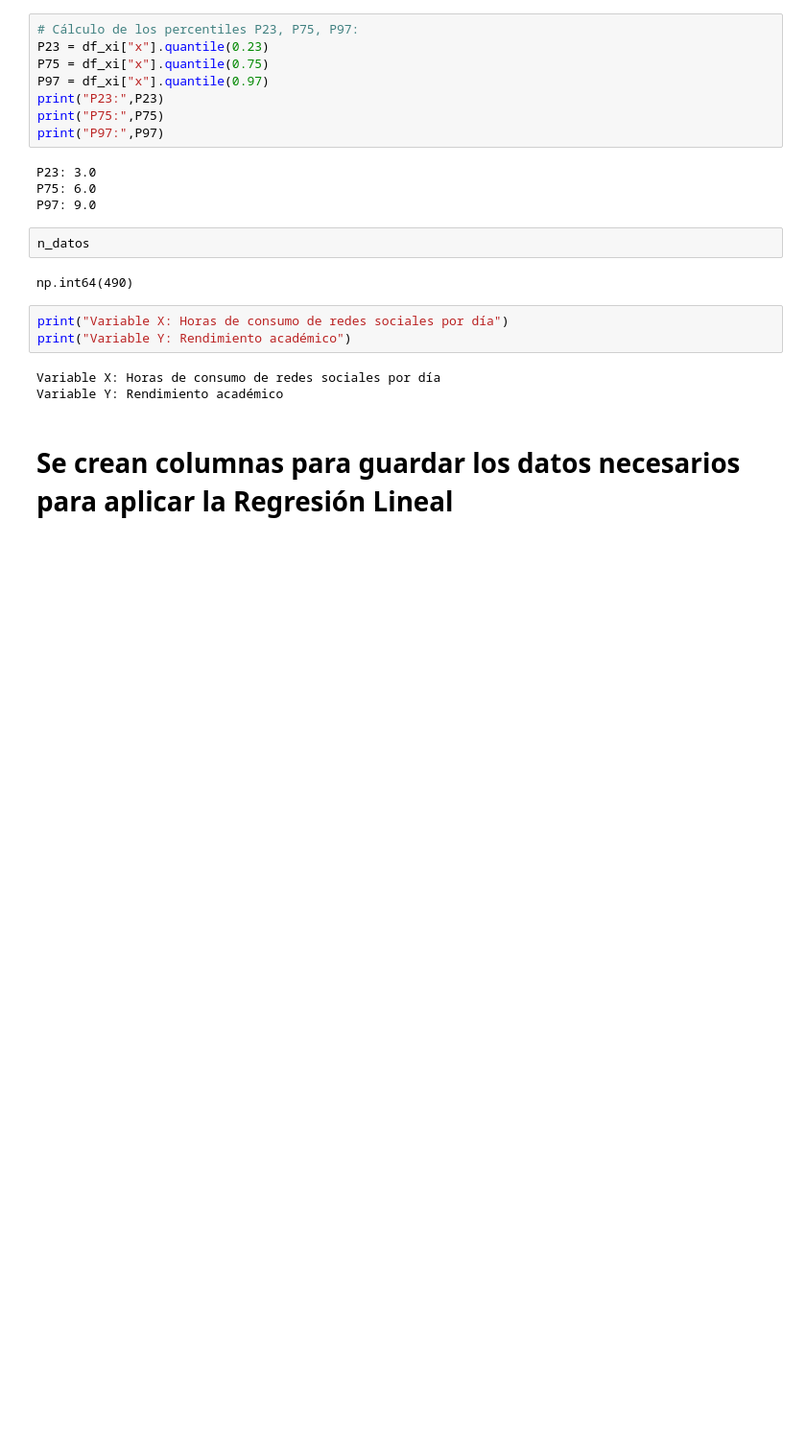
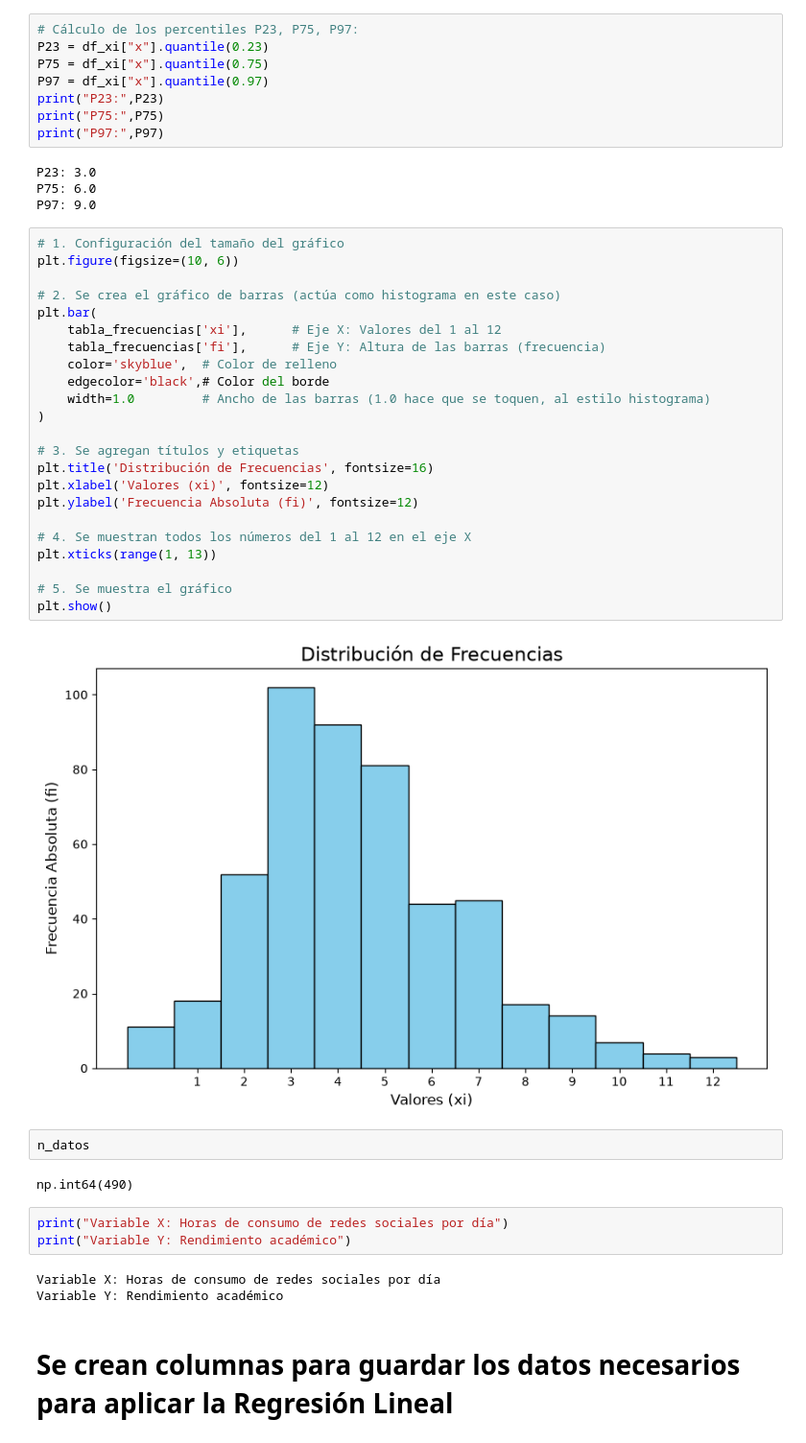
Before and after one commit to LLLozer/estadistica-final-python, a Jupyter notebook: main.ipynb, the cells around one changed output. Shown at 96% size. Saved outputs shown, nothing was run; the diff lists cells and outputs as text; blank space fills up the shorter version.

```diff
--- a/main.ipynb
+++ b/main.ipynb
@@ -196,6 +202,31 @@ print("P97:",P97)
 P23: 3.0
 P75: 6.0
 P97: 9.0
+# %%
+# 1. Configuración del tamaño del gráfico
+plt.figure(figsize=(10, 6))
+
+# 2. Se crea el gráfico de barras (actúa como histograma en este caso)
+plt.bar(
+    tabla_frecuencias['xi'],      # Eje X: Valores del 1 al 12
+    tabla_frecuencias['fi'],      # Eje Y: Altura de las barras (frecuencia)
+    color='skyblue',  # Color de relleno
+    edgecolor='black',# Color del borde
+    width=1.0         # Ancho de las barras (1.0 hace que se toquen, al estilo histograma)
+)
+
+# 3. Se agregan títulos y etiquetas
+plt.title('Distribución de Frecuencias', fontsize=16)
+plt.xlabel('Valores (xi)', fontsize=12)
+plt.ylabel('Frecuencia Absoluta (fi)', fontsize=12)
+
+# 4. Se muestran todos los números del 1 al 12 en el eje X
+plt.xticks(range(1, 13))
+
+# 5. Se muestra el gráfico
+plt.show()
+# %% [output]
+[figure, added]
 # %%
 n_datos
 # %% [output]
```
Also changed, not shown: parts of 11 cells of this notebook.
